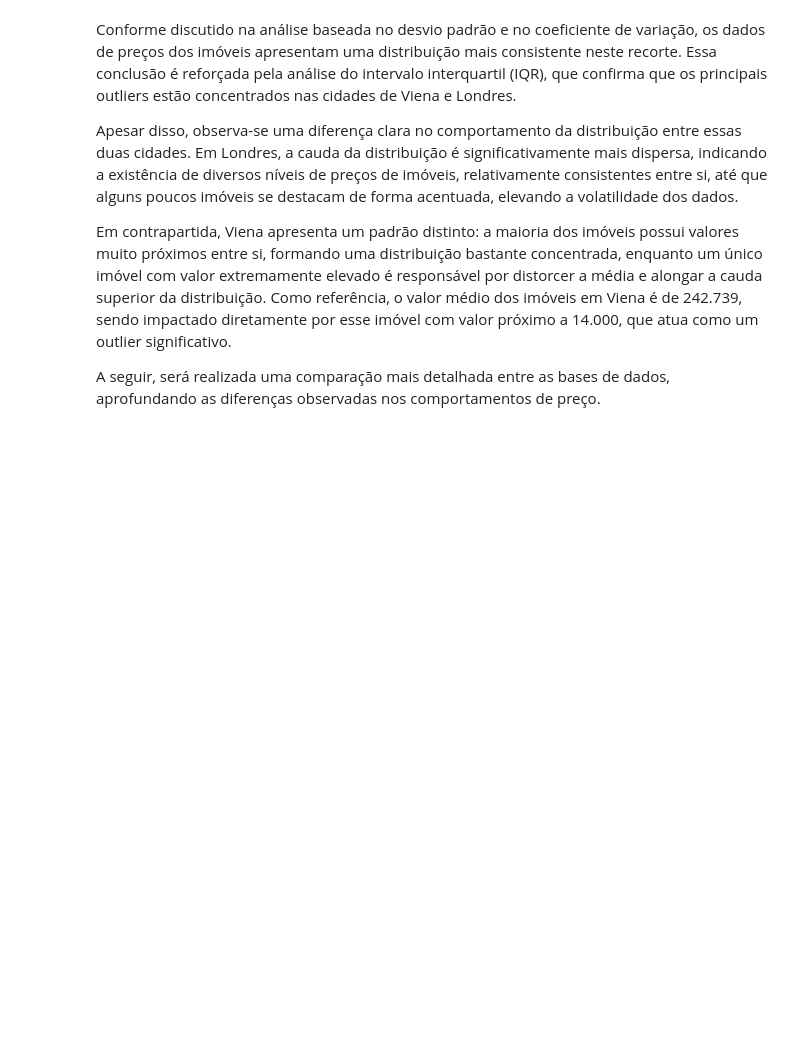
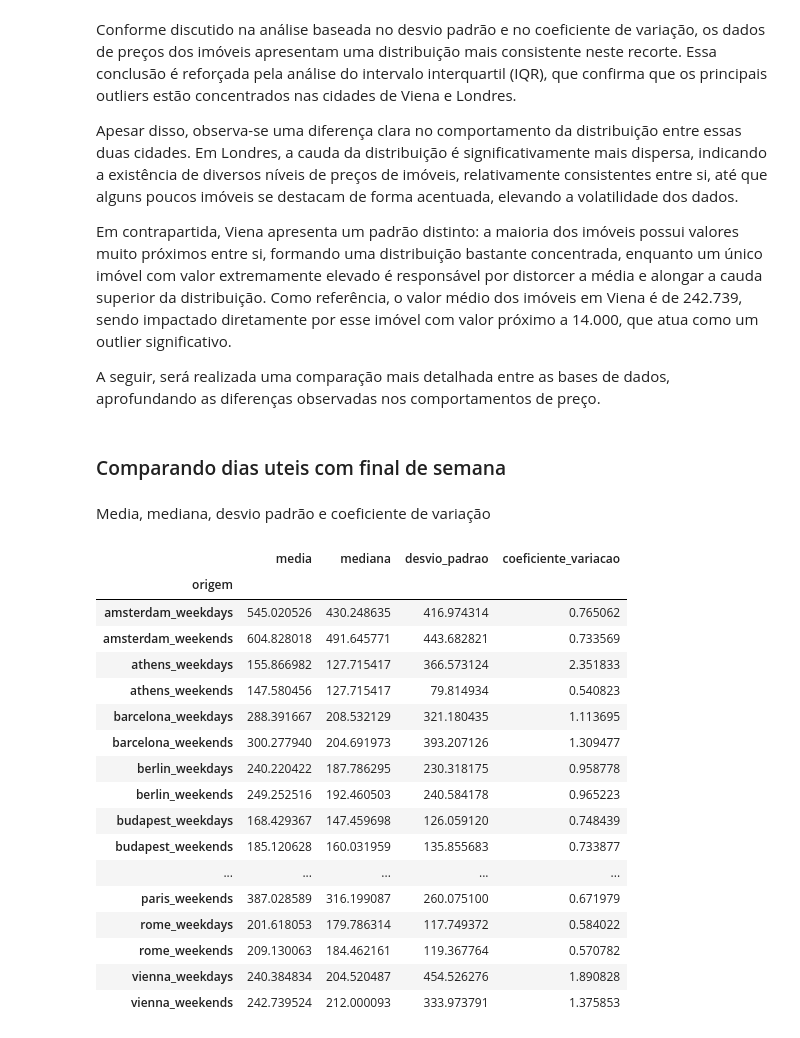
Before and after one commit to walleceoli/airbnb-europe-insights-, a Jupyter notebook: analise.ipynb, the cells around one changed output. Cells and saved outputs as stored; diff of their text form; code cells hidden in the pictures; blank space fills up the shorter version.

```diff
--- a/analise.ipynb
+++ b/analise.ipynb
@@ -966,3 +966,30 @@ Apesar disso, observa-se uma diferença clara no comportamento da distribuição
 Em contrapartida, Viena apresenta um padrão distinto: a maioria dos imóveis possui valores muito próximos entre si, formando uma distribuição bastante concentrada, enquanto um único imóvel com valor extremamente elevado é responsável por distorcer a média e alongar a cauda superior da distribuição. Como referência, o valor médio dos imóveis em Viena é de 242.739, sendo impactado diretamente por esse imóvel com valor próximo a 14.000, que atua como um outlier significativo.
 
 A seguir, será realizada uma comparação mais detalhada entre as bases de dados, aprofundando as diferenças observadas nos comportamentos de preço.
+# %% [markdown]
+### Comparando dias uteis com final de semana
+# %% [markdown]
+Media, mediana, desvio padrão e coeficiente de variação
+# %%
+df_estatisticas_descri_total = pd.concat([df_dias_uteis_estatisticas_descritivas,df_fim_semana_estatisticas_descritivas],axis=0)
+df_estatisticas_descri_total = df_estatisticas_descri_total.sort_index()
+df_estatisticas_descri_total
+# %% [output]
+|  | media | mediana | desvio_padrao | coeficiente_variacao |
+| origem |  |  |  |  |
+| amsterdam_weekdays | 545.020526 | 430.248635 | 416.974314 | 0.765062 |
+| amsterdam_weekends | 604.828018 | 491.645771 | 443.682821 | 0.733569 |
+| athens_weekdays | 155.866982 | 127.715417 | 366.573124 | 2.351833 |
+| athens_weekends | 147.580456 | 127.715417 | 79.814934 | 0.540823 |
+| barcelona_weekdays | 288.391667 | 208.532129 | 321.180435 | 1.113695 |
+| barcelona_weekends | 300.277940 | 204.691973 | 393.207126 | 1.309477 |
+| berlin_weekdays | 240.220422 | 187.786295 | 230.318175 | 0.958778 |
+| berlin_weekends | 249.252516 | 192.460503 | 240.584178 | 0.965223 |
+| budapest_weekdays | 168.429367 | 147.459698 | 126.059120 | 0.748439 |
+| budapest_weekends | 185.120628 | 160.031959 | 135.855683 | 0.733877 |
+| ... | ... | ... | ... | ... |
+| paris_weekends | 387.028589 | 316.199087 | 260.075100 | 0.671979 |
+| rome_weekdays | 201.618053 | 179.786314 | 117.749372 | 0.584022 |
+| rome_weekends | 209.130063 | 184.462161 | 119.367764 | 0.570782 |
+| vienna_weekdays | 240.384834 | 204.520487 | 454.526276 | 1.890828 |
+| vienna_weekends | 242.739524 | 212.000093 | 333.973791 | 1.375853 |
```
Also changed, not shown: parts of 9 cells of this notebook.
